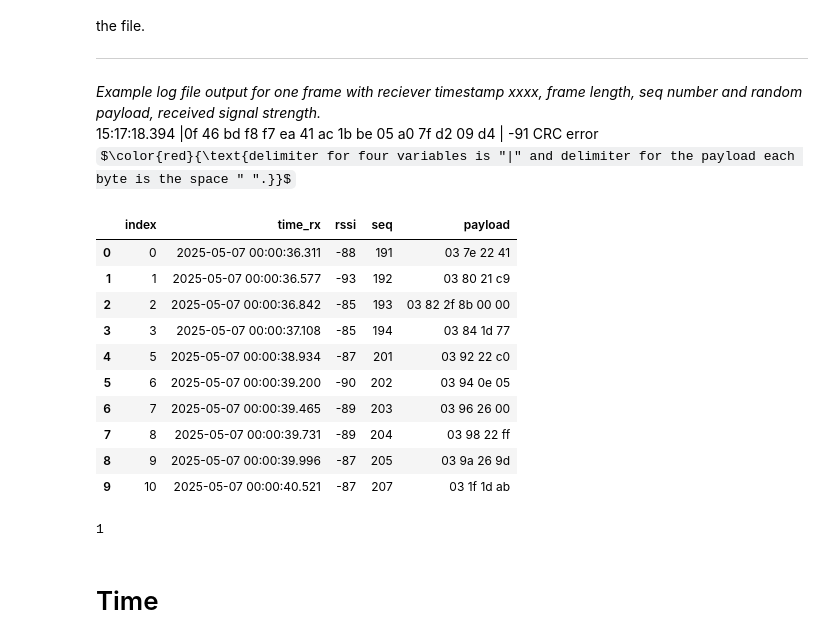
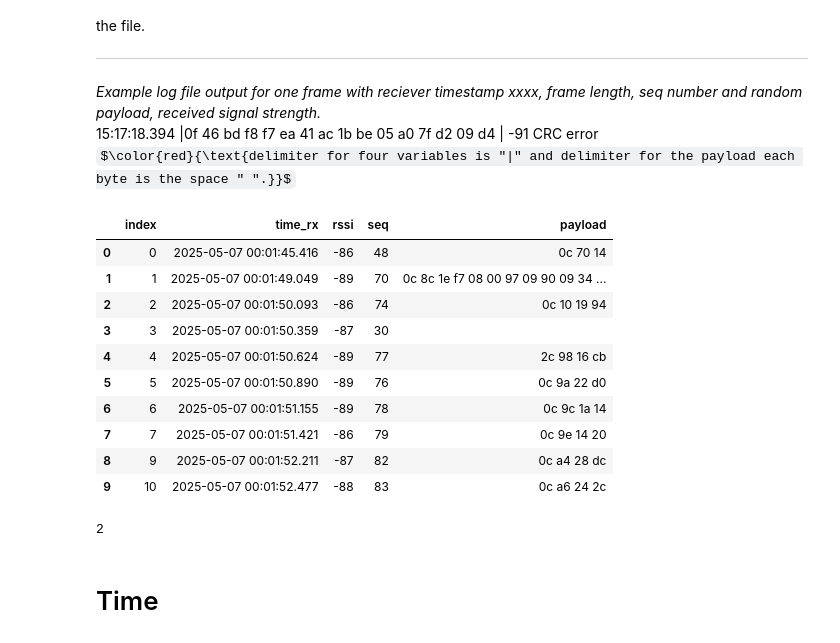
Before and after one commit to masken98/WcnesProject2025, a Jupyter notebook: stats/statistics.ipynb, the cells around one changed output. Drawn from its saved outputs; the diff is of its cells as text; code cells hidden in the pictures; some formulas as TeX source.

Commit message:
base case test files

```diff
--- a/stats/statistics.ipynb
+++ b/stats/statistics.ipynb
@@ -29,30 +29,30 @@ MAX_SEQ = 256 # (decimal) maximum seq number defined by the length of the seq, t
 <br>$\color{red}{\text{delimiter for four variables is "|" and delimiter for the payload each byte is the space " ".}}$
 # %%
 # define the file name
-filename = "test4"
+filename = "base65"
 # import file to jupyter notebook
 df = readfile("./" + filename + ".txt")
 # check the imported data first 10 lines
 df.head(10)
 # %% [output]
 |  | index | time_rx | rssi | seq | payload |
-| 0 | 0 | 2025-05-07 00:00:36.311 | -88 | 191 | 03 7e 22 41 |
-| 1 | 1 | 2025-05-07 00:00:36.577 | -93 | 192 | 03 80 21 c9 |
-| 2 | 2 | 2025-05-07 00:00:36.842 | -85 | 193 | 03 82 2f 8b 00 00 |
-| 3 | 3 | 2025-05-07 00:00:37.108 | -85 | 194 | 03 84 1d 77 |
-| 4 | 5 | 2025-05-07 00:00:38.934 | -87 | 201 | 03 92 22 c0 |
-| 5 | 6 | 2025-05-07 00:00:39.200 | -90 | 202 | 03 94 0e 05 |
-| 6 | 7 | 2025-05-07 00:00:39.465 | -89 | 203 | 03 96 26 00 |
-| 7 | 8 | 2025-05-07 00:00:39.731 | -89 | 204 | 03 98 22 ff |
-| 8 | 9 | 2025-05-07 00:00:39.996 | -87 | 205 | 03 9a 26 9d |
-| 9 | 10 | 2025-05-07 00:00:40.521 | -87 | 207 | 03 1f 1d ab |
+| 0 | 0 | 2025-05-07 00:01:45.416 | -86 | 48 | 0c 70 14 |
+| 1 | 1 | 2025-05-07 00:01:49.049 | -89 | 70 | 0c 8c 1e f7 08 00 97 09 90 09 34 ... |
+| 2 | 2 | 2025-05-07 00:01:50.093 | -86 | 74 | 0c 10 19 94 |
+| 3 | 3 | 2025-05-07 00:01:50.359 | -87 | 30 |  |
+| 4 | 4 | 2025-05-07 00:01:50.624 | -89 | 77 | 2c 98 16 cb |
+| 5 | 5 | 2025-05-07 00:01:50.890 | -89 | 76 | 0c 9a 22 d0 |
+| 6 | 6 | 2025-05-07 00:01:51.155 | -89 | 78 | 0c 9c 1a 14 |
+| 7 | 7 | 2025-05-07 00:01:51.421 | -86 | 79 | 0c 9e 14 20 |
+| 8 | 9 | 2025-05-07 00:01:52.211 | -87 | 82 | 0c a4 28 dc |
+| 9 | 10 | 2025-05-07 00:01:52.477 | -88 | 83 | 0c a6 24 2c |
 # %%
 # delete packets of invalid length (aka. error in length field at variable receiver length config) (PAYLOADSIZE + 2B pesudo sequence number)
 test = df[df.payload.apply(lambda x: len(x)==((PAYLOADSIZE)*3-1))]
 test.reset_index(inplace=True)
 print(len(test))
 # %% [output]
-1
+2
 # %% [markdown]
 # Time
 # %% [markdown]
```
Also changed, not shown: parts of 3 cells of this notebook, 8 other files.
